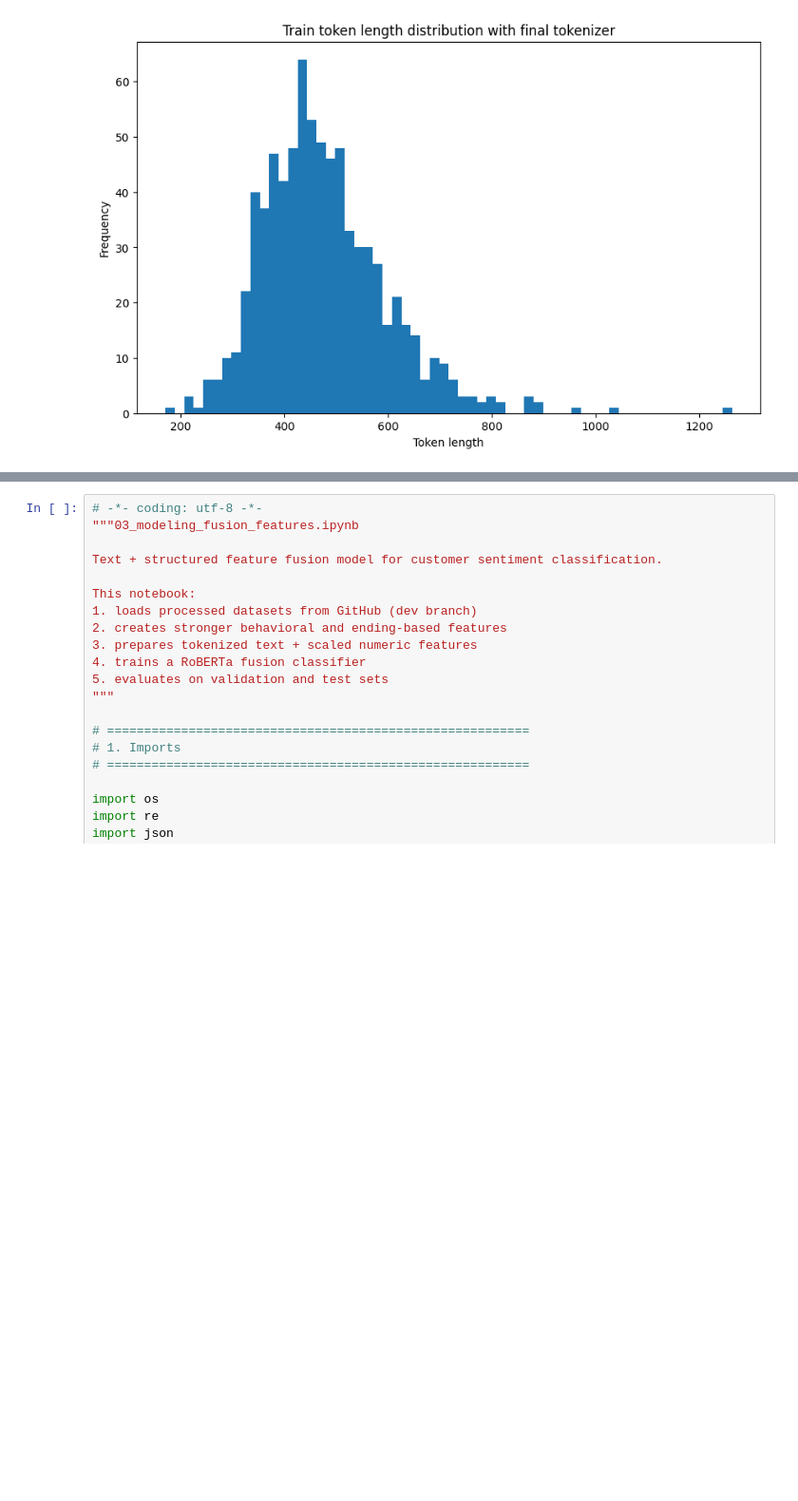
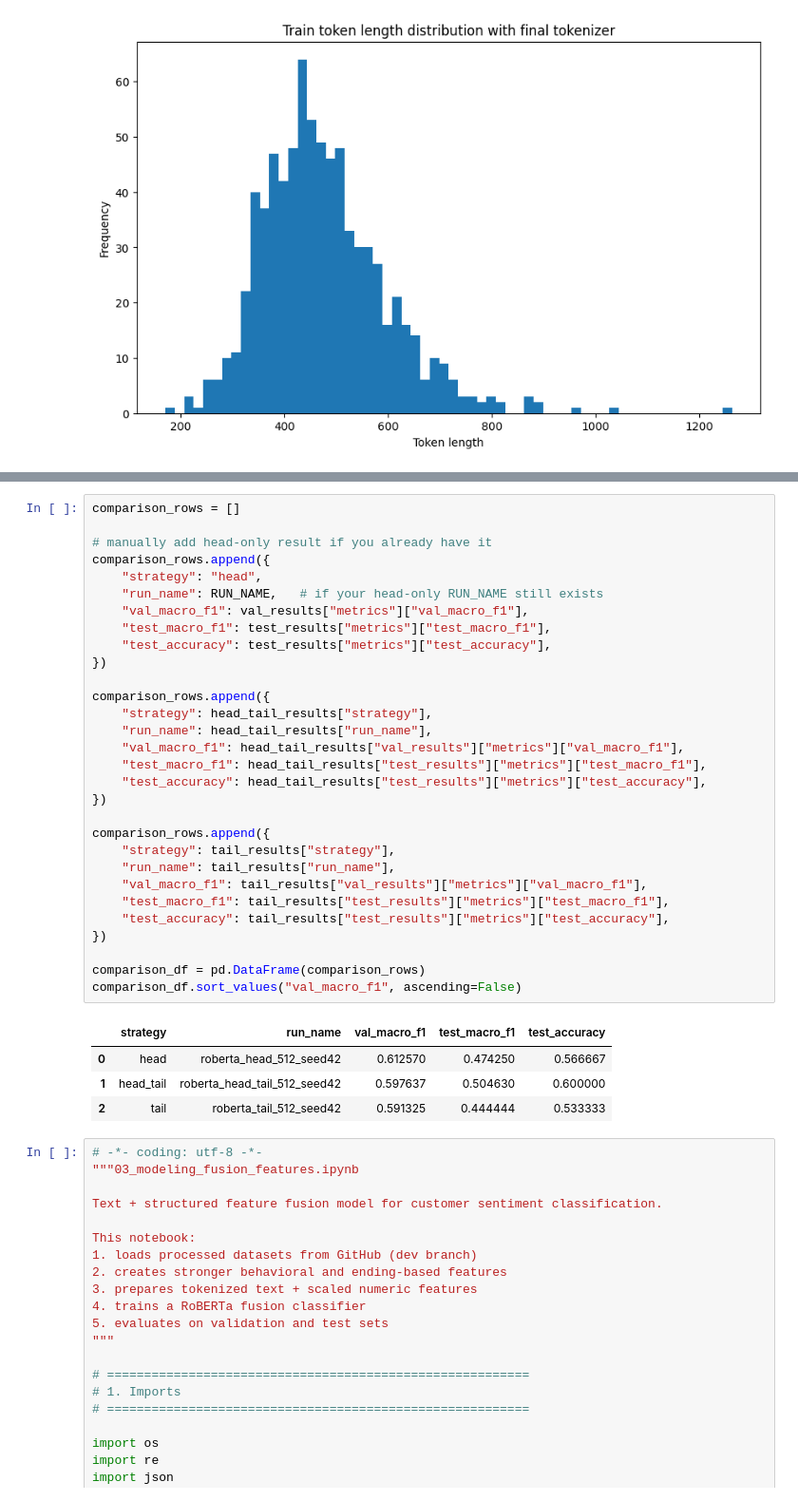
Before and after one commit to sulucay01/DI725-assignment1, a Jupyter notebook: notebooks/03_modeling_baseline.ipynb, the cells around one changed output, grey strips where cells are left out. Shown at 95% size. Drawn from its saved outputs; the diff is of its cells as text; blank space fills up the shorter version.

```diff
--- a/notebooks/03_modeling_baseline.ipynb
+++ b/notebooks/03_modeling_baseline.ipynb
@@ -381,3 +1047,38 @@ View run at https://wandb.ai/selingoktas98-metu-middle-east-technical-university
+# %%
+comparison_rows = []
+
+# manually add head-only result if you already have it
+comparison_rows.append({
+    "strategy": "head",
+    "run_name": RUN_NAME,   # if your head-only RUN_NAME still exists
+    "val_macro_f1": val_results["metrics"]["val_macro_f1"],
+    "test_macro_f1": test_results["metrics"]["test_macro_f1"],
+    "test_accuracy": test_results["metrics"]["test_accuracy"],
+})
+
+comparison_rows.append({
+    "strategy": head_tail_results["strategy"],
+    "run_name": head_tail_results["run_name"],
+    "val_macro_f1": head_tail_results["val_results"]["metrics"]["val_macro_f1"],
+    "test_macro_f1": head_tail_results["test_results"]["metrics"]["test_macro_f1"],
+    "test_accuracy": head_tail_results["test_results"]["metrics"]["test_accuracy"],
+})
+
+comparison_rows.append({
+    "strategy": tail_results["strategy"],
+    "run_name": tail_results["run_name"],
+    "val_macro_f1": tail_results["val_results"]["metrics"]["val_macro_f1"],
+    "test_macro_f1": tail_results["test_results"]["metrics"]["test_macro_f1"],
+    "test_accuracy": tail_results["test_results"]["metrics"]["test_accuracy"],
+})
+
+comparison_df = pd.DataFrame(comparison_rows)
+comparison_df.sort_values("val_macro_f1", ascending=False)
+# %% [output]
+|  | strategy | run_name | val_macro_f1 | test_macro_f1 | test_accuracy |
+| 0 | head | roberta_head_512_seed42 | 0.612570 | 0.474250 | 0.566667 |
+| 1 | head_tail | roberta_head_tail_512_seed42 | 0.597637 | 0.504630 | 0.600000 |
+| 2 | tail | roberta_tail_512_seed42 | 0.591325 | 0.444444 | 0.533333 |
 # %%
 # -*- coding: utf-8 -*-
 """03_modeling_fusion_features.ipynb
```
Also changed, not shown: parts of 22 cells of this notebook.
